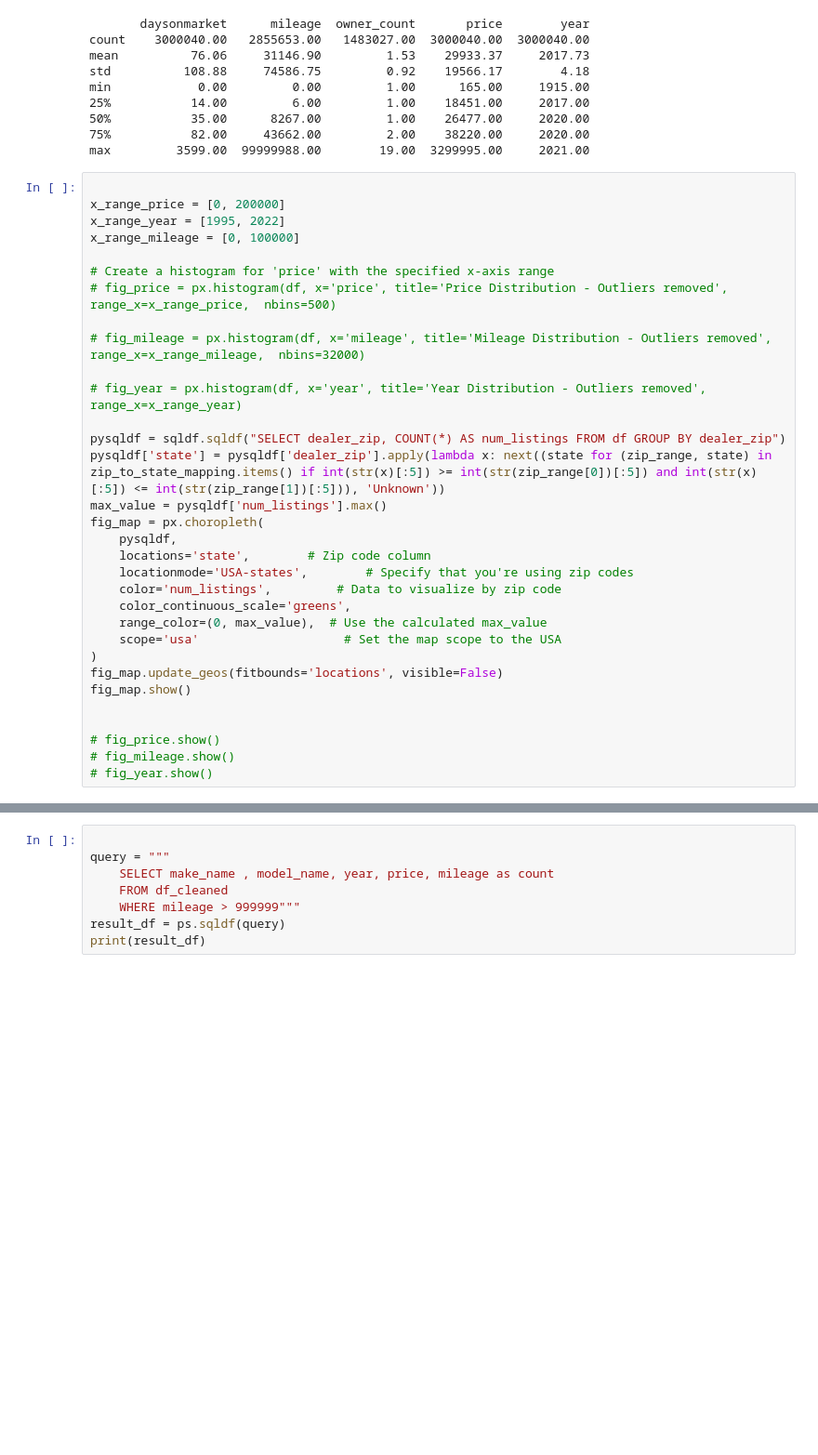
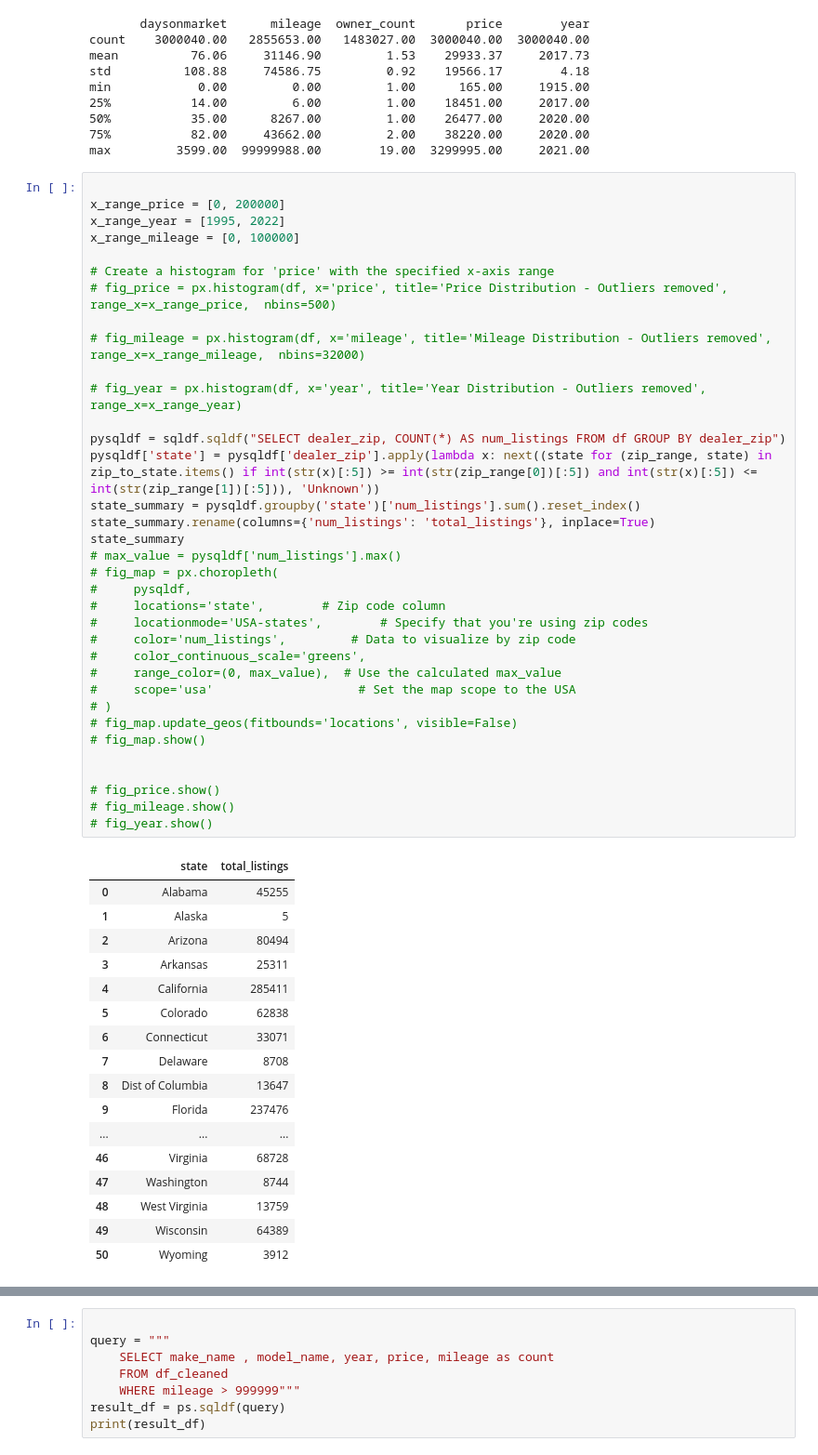
Before and after one commit to DaymonH/CarPricePredictor, a Jupyter notebook: pp-copy.ipynb, the cells around one changed output, grey strips where cells are left out. Shown at 93% size. Drawn from its saved outputs; the diff is of its cells as text; blank space fills up the shorter version.

```diff
--- a/pp-copy.ipynb
+++ b/pp-copy.ipynb
@@ -82,32 +82,53 @@ max         3599.00  99999988.00        19.00  3299995.00     2021.00
 # %%
 
 x_range_price = [0, 200000]
 x_range_year = [1995, 2022]
 x_range_mileage = [0, 100000]
 
 # Create a histogram for 'price' with the specified x-axis range
 # fig_price = px.histogram(df, x='price', title='Price Distribution - Outliers removed', range_x=x_range_price,  nbins=500)
 
 # fig_mileage = px.histogram(df, x='mileage', title='Mileage Distribution - Outliers removed', range_x=x_range_mileage,  nbins=32000)
 
 # fig_year = px.histogram(df, x='year', title='Year Distribution - Outliers removed', range_x=x_range_year)
 
 pysqldf = sqldf.sqldf("SELECT dealer_zip, COUNT(*) AS num_listings FROM df GROUP BY dealer_zip")
-pysqldf['state'] = pysqldf['dealer_zip'].apply(lambda x: next((state for (zip_range, state) in zip_to_state_mapping.items() if int(str(x)[:5]) >= int(str(zip_range[0])[:5]) and int(str(x)[:5]) <= int(str(zip_range[1])[:5])), 'Unknown'))
-max_value = pysqldf['num_listings'].max()
-fig_map = px.choropleth(
-    pysqldf,
-    locations='state',        # Zip code column
-    locationmode='USA-states',        # Specify that you're using zip codes
-    color='num_listings',         # Data to visualize by zip code
-    color_continuous_scale='greens',
-    range_color=(0, max_value),  # Use the calculated max_value
-    scope='usa'                    # Set the map scope to the USA
-)
-fig_map.update_geos(fitbounds='locations', visible=False)
-fig_map.show()
+pysqldf['state'] = pysqldf['dealer_zip'].apply(lambda x: next((state for (zip_range, state) in zip_to_state.items() if int(str(x)[:5]) >= int(str(zip_range[0])[:5]) and int(str(x)[:5]) <= int(str(zip_range[1])[:5])), 'Unknown'))
+state_summary = pysqldf.groupby('state')['num_listings'].sum().reset_index()
+state_summary.rename(columns={'num_listings': 'total_listings'}, inplace=True)
+state_summary
+# max_value = pysqldf['num_listings'].max()
+# fig_map = px.choropleth(
+#     pysqldf,
+#     locations='state',        # Zip code column
+#     locationmode='USA-states',        # Specify that you're using zip codes
+#     color='num_listings',         # Data to visualize by zip code
+#     color_continuous_scale='greens',
+#     range_color=(0, max_value),  # Use the calculated max_value
+#     scope='usa'                    # Set the map scope to the USA
+# )
+# fig_map.update_geos(fitbounds='locations', visible=False)
+# fig_map.show()
 
 
 # fig_price.show()
 # fig_mileage.show()
 # fig_year.show()
+# %% [output]
+|  | state | total_listings |
+| 0 | Alabama | 45255 |
+| 1 | Alaska | 5 |
+| 2 | Arizona | 80494 |
+| 3 | Arkansas | 25311 |
+| 4 | California | 285411 |
+| 5 | Colorado | 62838 |
+| 6 | Connecticut | 33071 |
+| 7 | Delaware | 8708 |
+| 8 | Dist of Columbia | 13647 |
+| 9 | Florida | 237476 |
+| ... | ... | ... |
+| 46 | Virginia | 68728 |
+| 47 | Washington | 8744 |
+| 48 | West Virginia | 13759 |
+| 49 | Wisconsin | 64389 |
+| 50 | Wyoming | 3912 |
```
Also changed, not shown: parts of 2 cells of this notebook, 2 other files.
